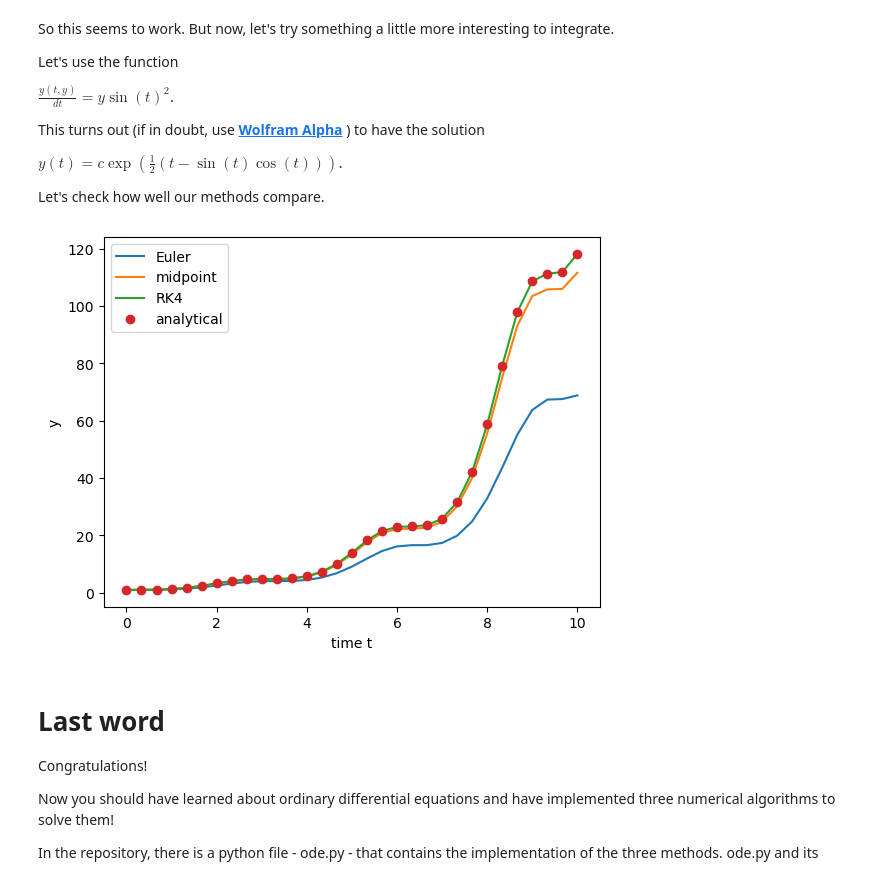
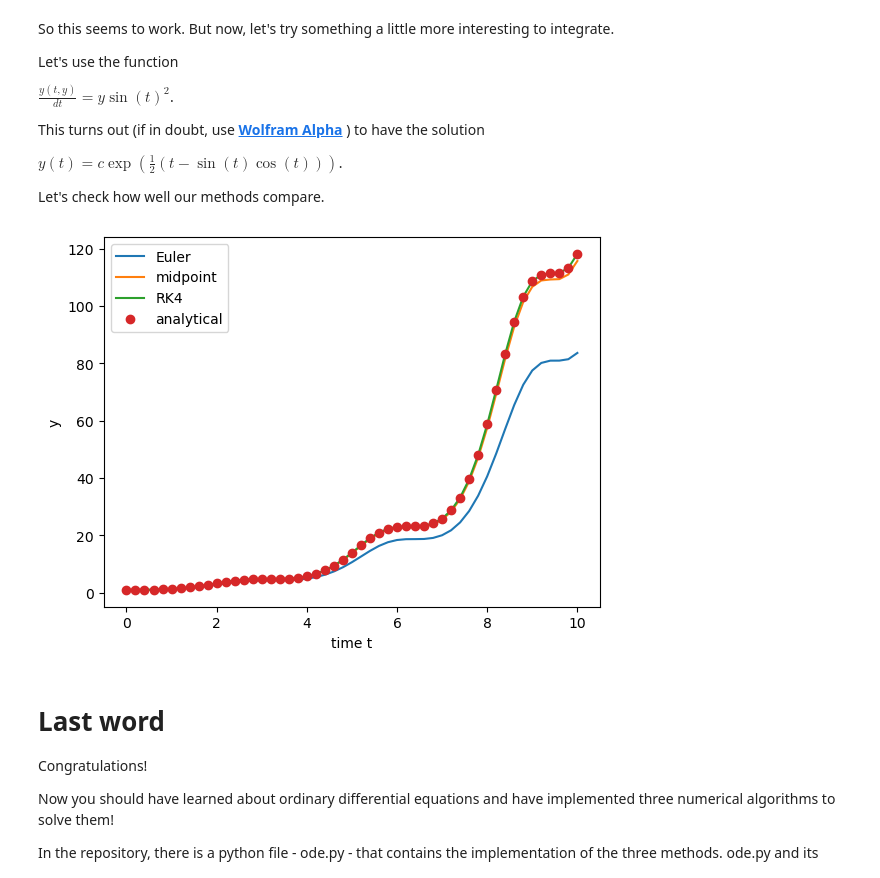
Before and after one commit to dunyuliu/Earth_From_Lab_To_Planet_Tutorials, a Jupyter notebook: ODENumericalGuide.ipynb, the cells around one changed output. Cells and saved outputs as stored; diff of their text form; code cells hidden in the pictures.

```diff
--- a/ODENumericalGuide.ipynb
+++ b/ODENumericalGuide.ipynb
@@ -30,0 +71,7 @@ where $v$ is the velocity. If we know $x$ at time $t=t_0$ and we know $v$, then
+# %%
+import numpy as np
+import matplotlib.pyplot as plt
+t=np.linspace(0,.25,100)
+g=9.81
+
+plt.plot(vx0*t,vy0*t-g*(t**2)/2);plt.xlabel('distance');plt.ylabel('height');plt.grid(True);plt.show()
@@ -387,9 +458,8 @@ def fmine(t, x):
 
 f=[fmine]
 nmethod=3
-nsteps=31
-
-
+nsteps=51
+ndim=1
 tstore=np.zeros(nsteps)
 ystore=np.zeros([nsteps,ndim,nmethod])
 
@@ -397,34 +467,34 @@ tmax=10
 dt=tmax/(nsteps-1)
 
 i=0
 yinit=1
 # now we have two solutions
 ye=[yinit] # initial value, use a list
 ym=[yinit]
 yk=[yinit]
 t=0
 
 while(i < nsteps):
     tstore[i]=t
     ystore[i,:,0]=ye[:]
     ystore[i,:,1]=ym[:]
     ystore[i,:,2]=yk[:]
     ye = euler(t,ye,f,ndim,dt)
     ym = midpoint(t,ym,f,ndim,dt)
     yk = rk4(t,yk,f,ndim,dt)
     t = t+dt
     i=i+1
 
 yana = yinit *np.exp(1/2*(tstore-np.sin(tstore)*np.cos(tstore)))
 
 plt.plot(tstore,ystore[:,:,0],tstore,ystore[:,:,1],tstore,ystore[:,:,2],tstore,yana,'o')
 plt.legend(['Euler', 'midpoint','RK4','analytical'])
 plt.ylabel('y')
 plt.xlabel('time t')
 #plt.ylim([0,40])
 plt.show()
 # %% [output]
-[figure, old version]
+[figure, new version]
 # %% [markdown]
 # Last word
 Congratulations! <br>
```
Also changed, not shown: parts of 10 cells of this notebook, 1 other file.
